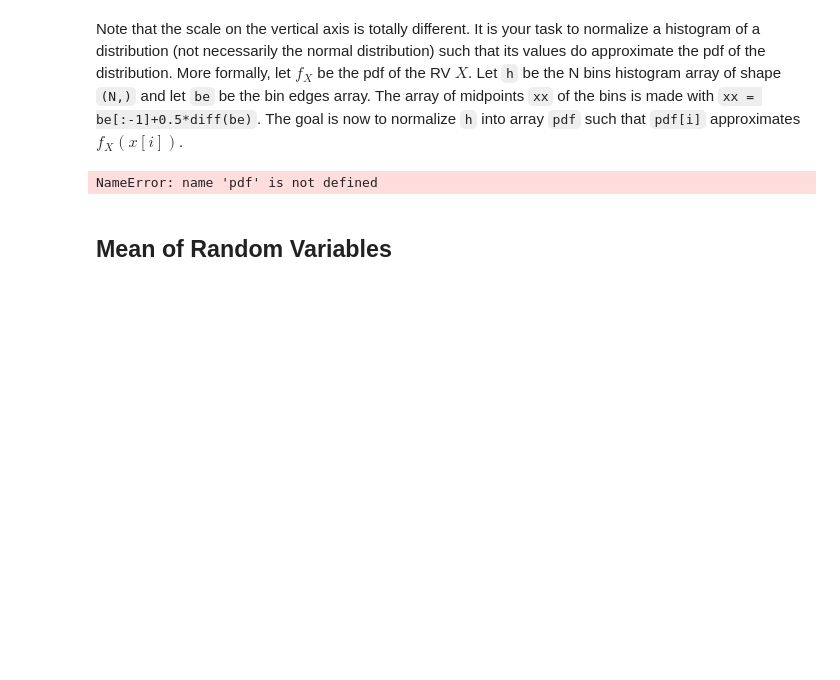
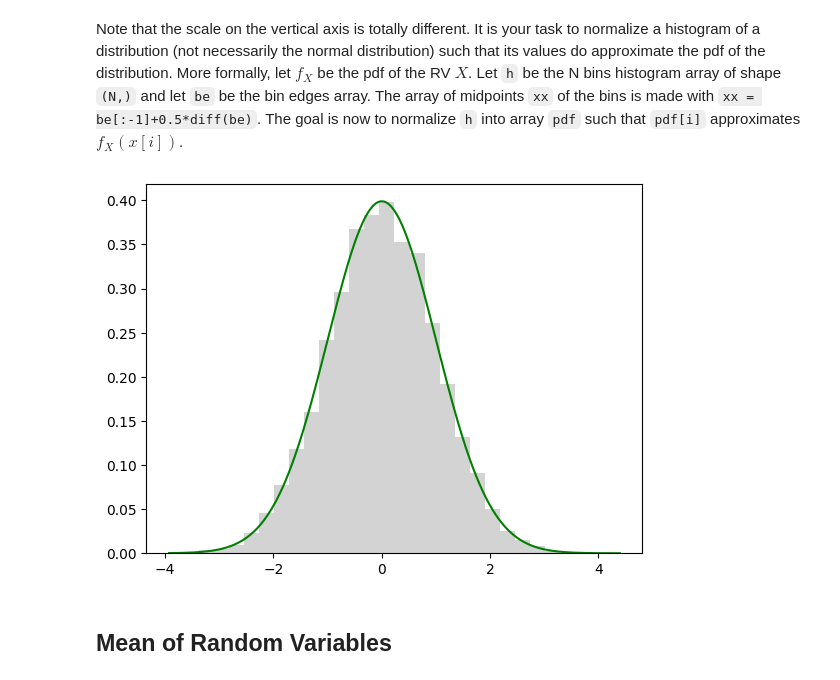
Before and after one commit to SashaLinden/StatRed, a Jupyter notebook: ML_Random_student.ipynb, the cells around one changed output. Saved outputs shown, nothing was run; the diff lists cells and outputs as text; code cells hidden in the pictures; blank space fills up the shorter version.

```diff
--- a/ML_Random_student.ipynb
+++ b/ML_Random_student.ipynb
@@ -75,17 +95,17 @@ plt.plot(x, fStdNormal(x));
 Note that the scale on the vertical axis is totally different. It is your task to normalize a histogram of a distribution (not necessarily the normal distribution) such that its values do approximate the pdf of the distribution. More formally, let $f_X$ be the pdf of the RV $X$. Let ``h`` be the N bins histogram array of shape ``(N,)`` and let ``be`` be the bin edges array. The array of midpoints ``xx`` of the bins is made with ``xx = be[:-1]+0.5*diff(be)``. The goal is now to normalize ``h`` into array ``pdf`` such that ``pdf[i]`` approximates $f_X(x[i])$.
 # %%
 def histogram2pdf(h, be):
-    #. Your solution here ...
+    pdf = h / np.sum(h) / (be[1] - be[0])
     return pdf
 
 sample = np.random.normal(size=10000)
 h, be = np.histogram(sample, bins=30)
 
 xx = np.linspace(be[0],be[-1],1000)
 plt.bar(be[:-1], histogram2pdf(h, be), width=be[1]-be[0], color='lightgray', align='edge');
 plt.plot(xx, fStdNormal(xx), 'g');
 # %% [output]
-NameError: name 'pdf' is not defined
+[figure, added]
 # %% [markdown]
 ## Mean of Random Variables
 # %% [markdown]
```
Also changed, not shown: parts of 6 cells of this notebook.
